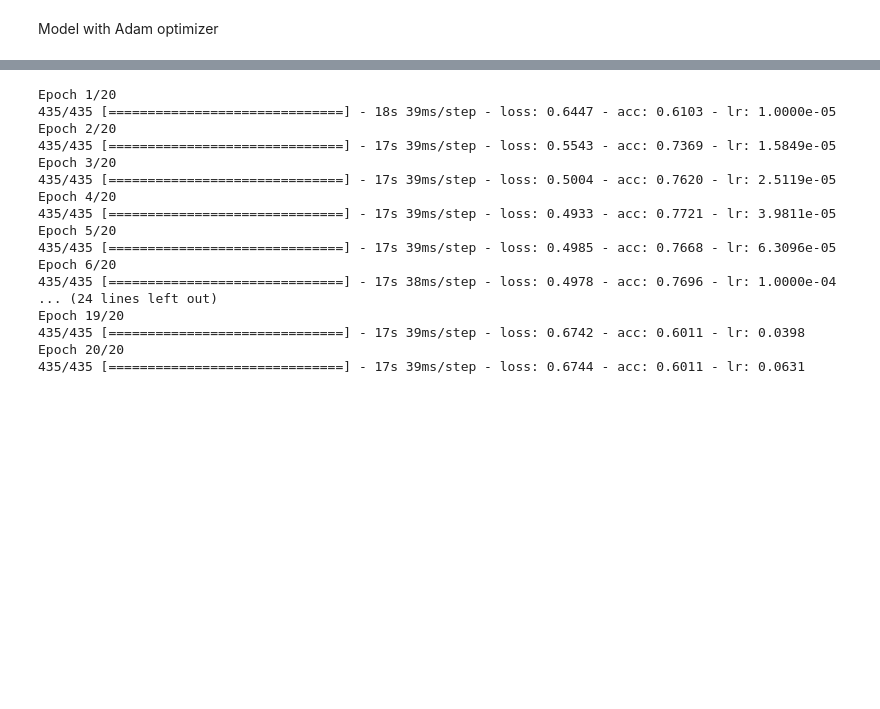
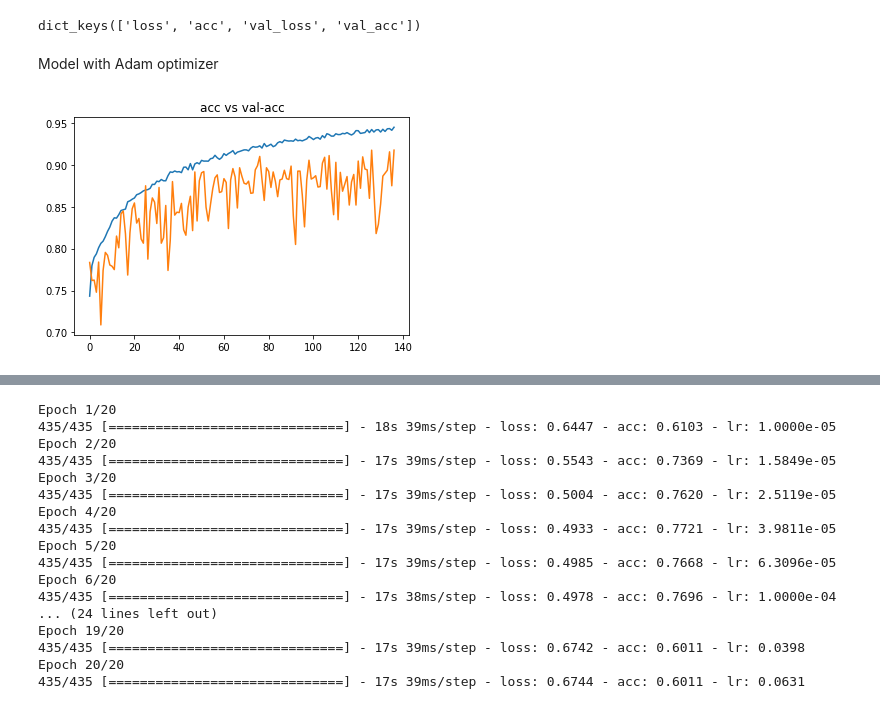
Before and after one commit to clyde2020/ML_Portfolio, a Jupyter notebook: Kaggle_Histopathologic_Cancer_Detection.ipynb, the cells around one changed output, grey strips where cells are left out. Drawn from its saved outputs; the diff is of its cells as text; code cells hidden in the pictures; blank space fills up the shorter version.

```diff
--- a/Kaggle_Histopathologic_Cancer_Detection.ipynb
+++ b/Kaggle_Histopathologic_Cancer_Detection.ipynb
@@ -192,0 +186,27 @@ Epoch 20/20
+# %%
+model = tf.keras.models.Sequential([
+    tf.keras.layers.Conv2D(96, 3, input_shape=(96, 96, 3), activation='relu'),
+    tf.keras.layers.MaxPooling2D(2),
+    tf.keras.layers.Conv2D(160, 3, activation='relu'),
+    tf.keras.layers.MaxPooling2D(2),
+    tf.keras.layers.Conv2D(224, 3, activation='relu'),
+    tf.keras.layers.MaxPooling2D(2),
+
+    tf.keras.layers.Flatten(),
+    tf.keras.layers.Dense(1000, activation='relu'),
+    tf.keras.layers.Dense(1, activation='sigmoid')
+])
+
+model.compile(optimizer=Adam(learning_rate=1e-4), loss='binary_crossentropy', metrics=['acc'])
+
+es = EarlyStopping(monitor='acc', min_delta=0.01, patience=30,
+                   verbose=1, mode='auto')
+mc = ModelCheckpoint(monitor='acc', filepath='./bestmodel.h5',
+                     verbose=1, save_best_only=True, mode='auto')
+
+cd = [es, mc]
+history = model.fit(train_generator,
+                    epochs=500,
+                    verbose=1,
+                    validation_data=validation_generator,
+                    callbacks=cd)
@@ -193,2 +233,14 @@ Epoch 20/20
+# %%
+h = history.history
+h.keys()
+# %% [output]
+dict_keys(['loss', 'acc', 'val_loss', 'val_acc'])
 # %% [markdown]
 Model with Adam optimizer
+# %%
+plt.plot(h['acc'])
+plt.plot(h['val_acc'])
+plt.title('acc vs val-acc')
+plt.show()
+# %% [output]
+[figure, added]
```
Also changed, not shown: parts of 46 cells of this notebook.
